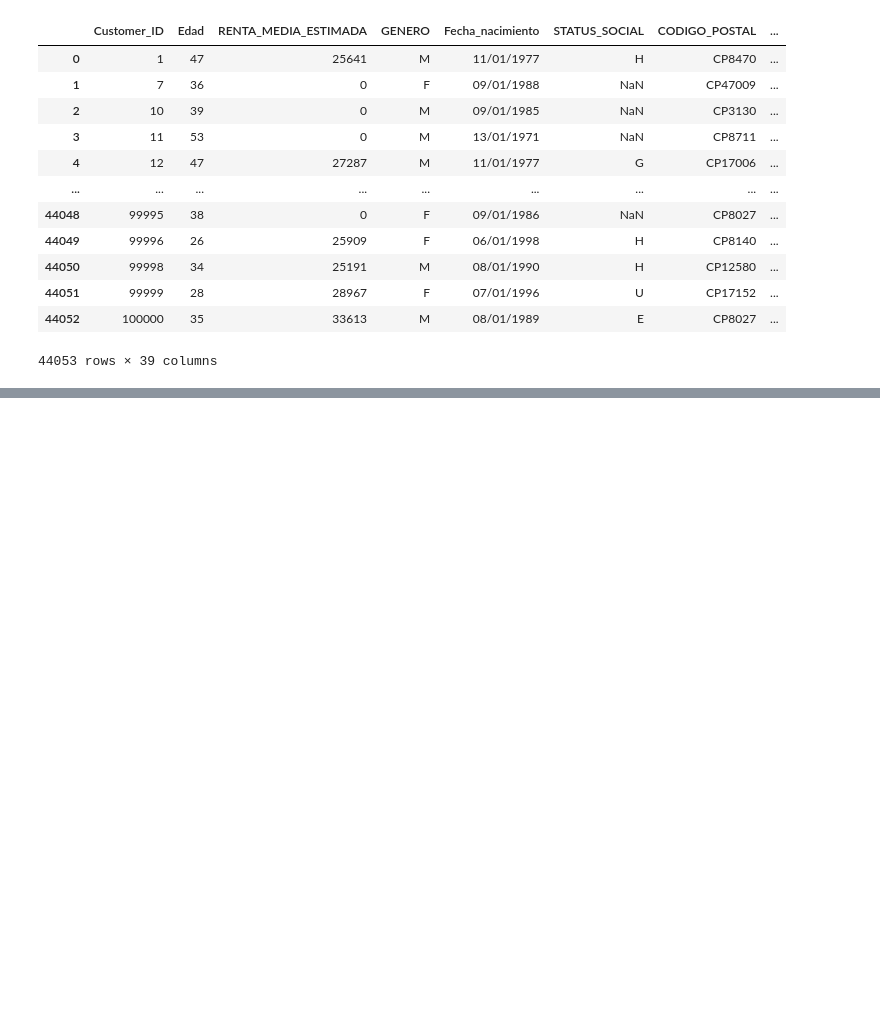
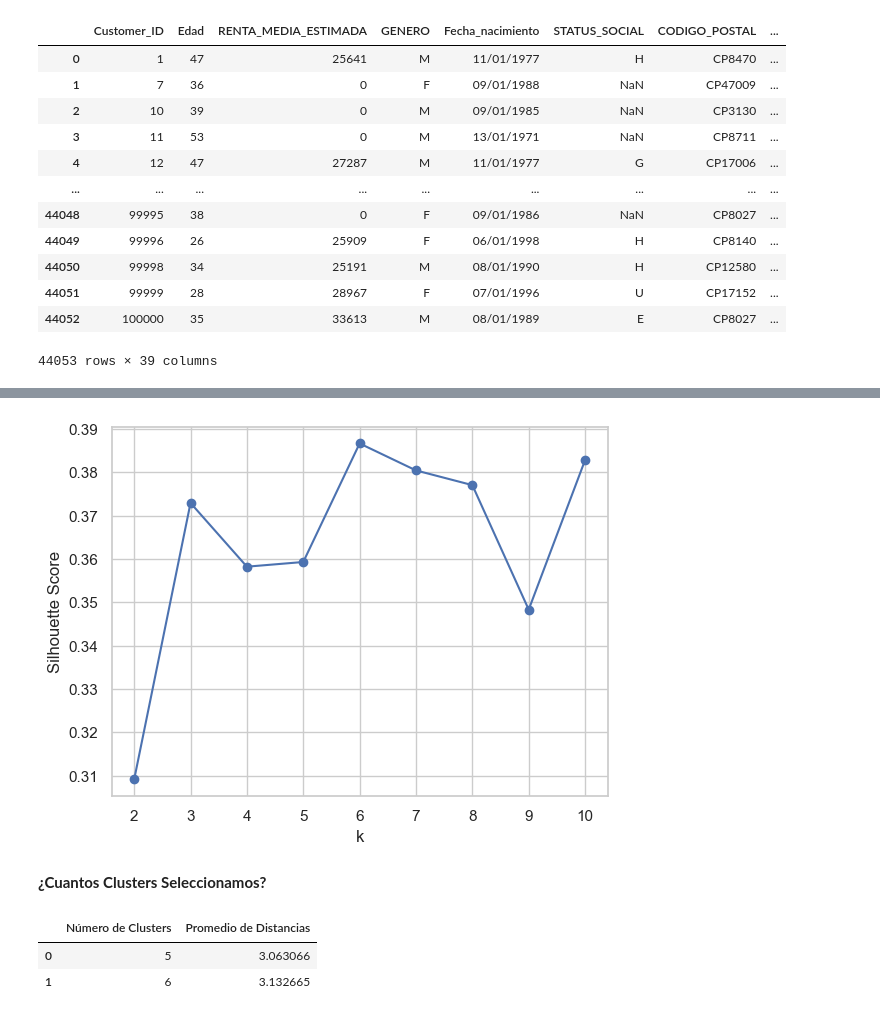
Before and after one commit to martinagg7/gd_clv, a Jupyter notebook: client_anlysis/client_metrics.ipynb, the cells around one changed output, grey strips where cells are left out. Saved outputs shown, nothing was run; the diff lists cells and outputs as text; code cells hidden in the pictures; blank space fills up the shorter version.

```diff
--- a/client_anlysis/client_metrics.ipynb
+++ b/client_anlysis/client_metrics.ipynb
@@ -60,0 +167,17 @@ plt.show()
+# %%
+sil_scores = []
+for k in range(2, 11):
+    kmeans = KMeans(n_clusters=k)
+    kmeans.fit(X_pca)
+    score = silhouette_score(X_pca, kmeans.labels_)
+    sil_scores.append(score)
+
+# Graficar el método de la silueta
+plt.plot(range(2, 11), sil_scores,marker='o')
+plt.xlabel('k')
+plt.ylabel('Silhouette Score')
+plt.show()
+# %% [output]
+[figure, added]
+# %% [markdown]
+**¿Cuantos Clusters Seleccionamos?**
@@ -60,0 +202,10 @@ plt.show()
+# %%
+df_avg_distances = pd.DataFrame({
+    "Número de Clusters": [5, 6],
+    "Promedio de Distancias": [avg_distance_5, avg_distance_6]
+})
+df_avg_distances
+# %% [output]
+|  | Número de Clusters | Promedio de Distancias |
+| 0 | 5 | 3.063066 |
+| 1 | 6 | 3.132665 |
```
Also changed, not shown: parts of 37 cells of this notebook, 5 other files.
